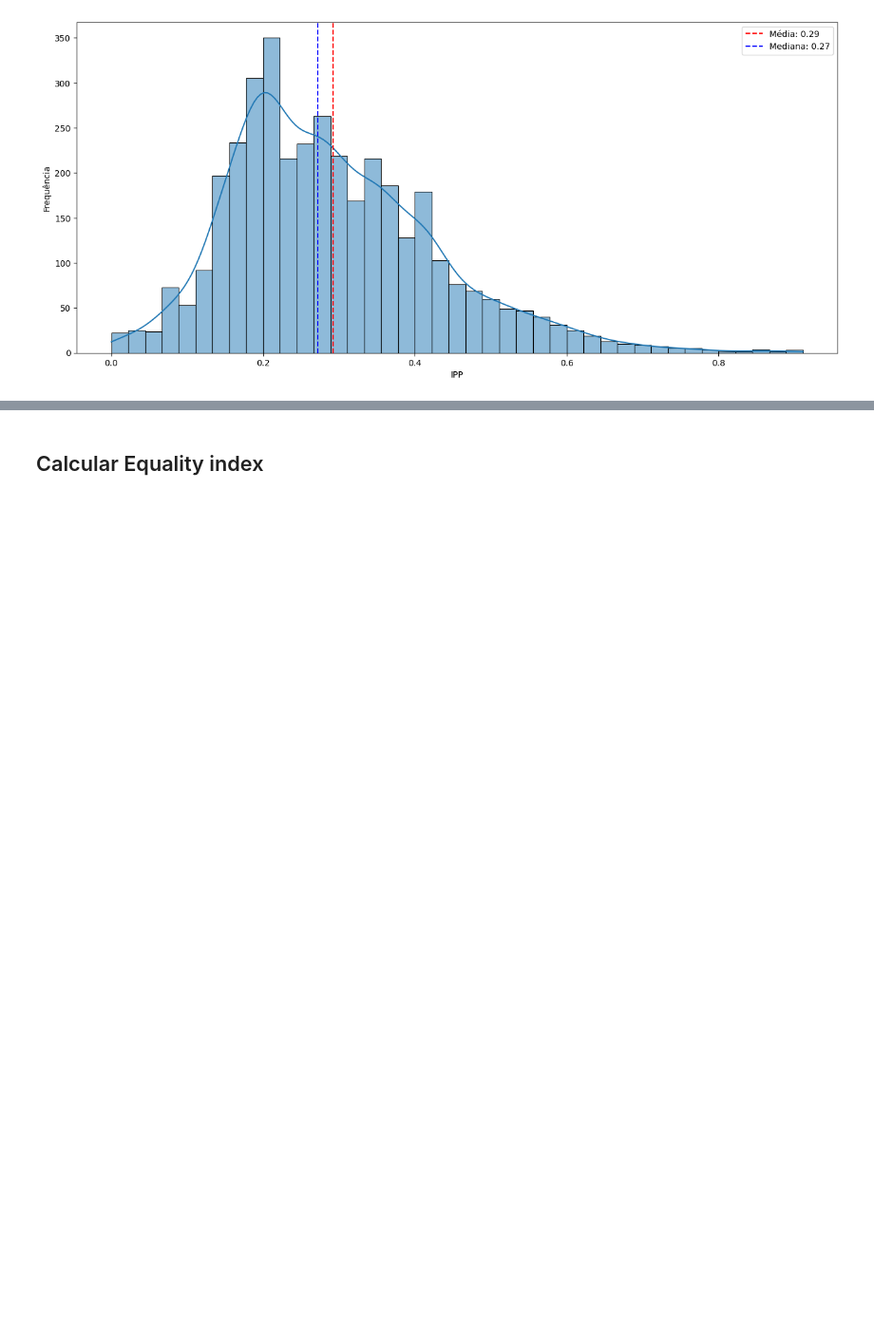
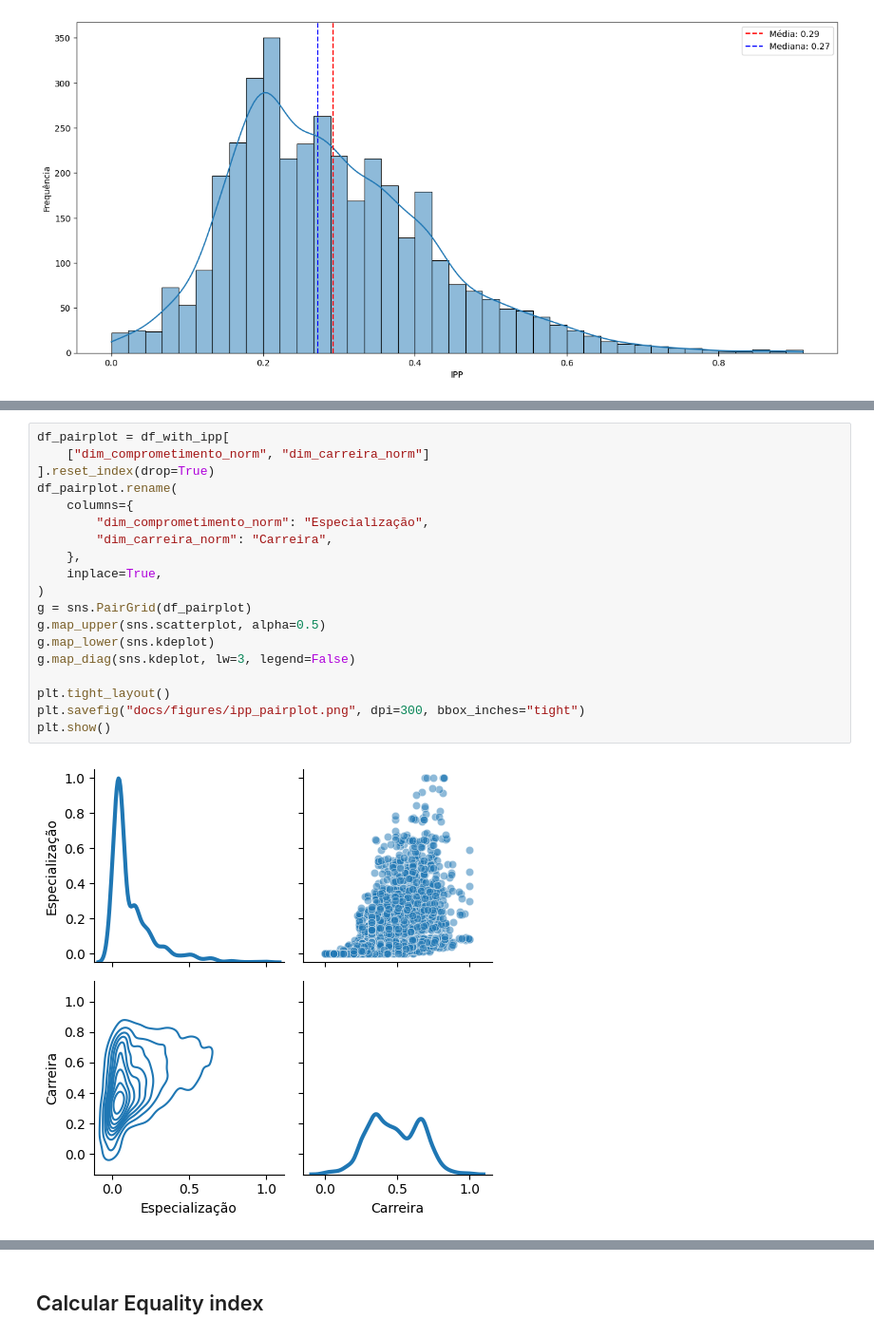
Before and after one commit to AcacioTelechi/redem-index, a Jupyter notebook: indices_calculation.ipynb, the cells around one changed output, grey strips where cells are left out. Shown at 95% size. Drawn from its saved outputs; the diff is of its cells as text; blank space fills up the shorter version.

```diff
--- a/indices_calculation.ipynb
+++ b/indices_calculation.ipynb
@@ -166,0 +184,21 @@ plt.savefig("docs/figures/ipp_histplot.png", dpi=300)
+# %%
+df_pairplot = df_with_ipp[
+    ["dim_comprometimento_norm", "dim_carreira_norm"]
+].reset_index(drop=True)
+df_pairplot.rename(
+    columns={
+        "dim_comprometimento_norm": "Especialização",
+        "dim_carreira_norm": "Carreira",
+    },
+    inplace=True,
+)
+g = sns.PairGrid(df_pairplot)
+g.map_upper(sns.scatterplot, alpha=0.5)
+g.map_lower(sns.kdeplot)
+g.map_diag(sns.kdeplot, lw=3, legend=False)
+
+plt.tight_layout()
+plt.savefig("docs/figures/ipp_pairplot.png", dpi=300, bbox_inches="tight")
+plt.show()
+# %% [output]
+[figure, added]
```
Also changed, not shown: parts of 3 cells of this notebook.
